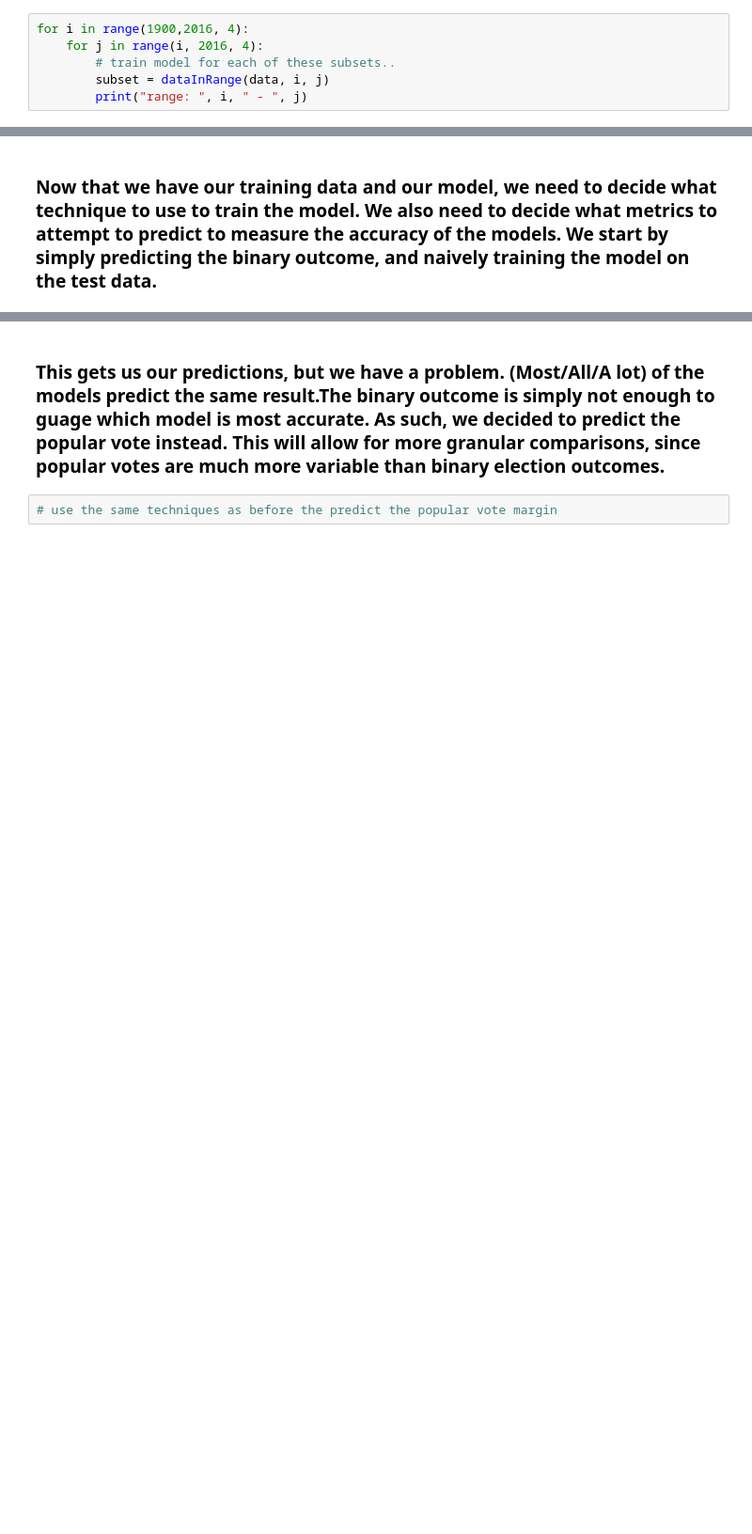
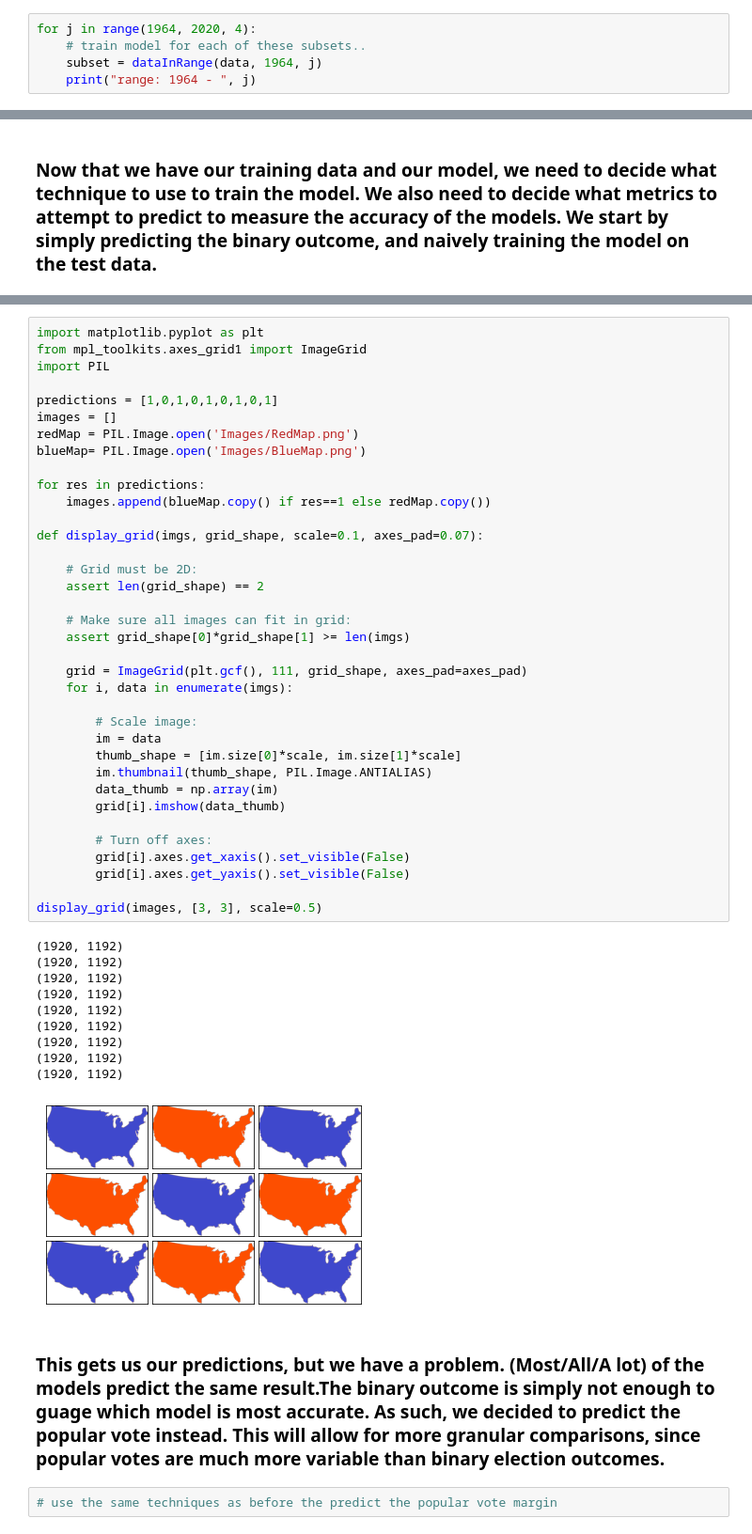
Before and after one commit to Matt-Spence/CS320Project, a Jupyter notebook: Group_Project.ipynb, the cells around one changed output, grey strips where cells are left out. Shown: that part at 94% size. Cells and saved outputs as stored; diff of their text form; blank space fills up the shorter version.

Commit message:
Added visualization function

```diff
--- a/Group_Project.ipynb
+++ b/Group_Project.ipynb
@@ -67,9 +67,8 @@ def dataInRange(df, startYear, endYear):
     newDf = df[df['year'].between(startYear, endYear)]
     return newDf
 # %%
-for i in range(1900,2016, 4):
-    for j in range(i, 2016, 4):
-        # train model for each of these subsets..
-        subset = dataInRange(data, i, j)
-        print("range: ", i, " - ", j)
+for j in range(1964, 2020, 4):
+    # train model for each of these subsets..
+    subset = dataInRange(data, 1964, j)
+    print("range: 1964 - ", j)
 # %% [output]
@@ -111,3 +105,50 @@ for year in years:
+# %%
+import matplotlib.pyplot as plt
+from mpl_toolkits.axes_grid1 import ImageGrid
+import PIL
+
+predictions = [1,0,1,0,1,0,1,0,1]
+images = []
+redMap = PIL.Image.open('Images/RedMap.png')
+blueMap= PIL.Image.open('Images/BlueMap.png')
+
+for res in predictions:
+    images.append(blueMap.copy() if res==1 else redMap.copy())
+
+def display_grid(imgs, grid_shape, scale=0.1, axes_pad=0.07):
+
+    # Grid must be 2D:
+    assert len(grid_shape) == 2
+
+    # Make sure all images can fit in grid:
+    assert grid_shape[0]*grid_shape[1] >= len(imgs)
+
+    grid = ImageGrid(plt.gcf(), 111, grid_shape, axes_pad=axes_pad)
+    for i, data in enumerate(imgs):
+
+        # Scale image:
+        im = data
+        thumb_shape = [im.size[0]*scale, im.size[1]*scale]
+        im.thumbnail(thumb_shape, PIL.Image.ANTIALIAS)
+        data_thumb = np.array(im)
+        grid[i].imshow(data_thumb)
+
+        # Turn off axes:
+        grid[i].axes.get_xaxis().set_visible(False)
+        grid[i].axes.get_yaxis().set_visible(False)
+
+display_grid(images, [3, 3], scale=0.5)
+# %% [output]
+(1920, 1192)
+(1920, 1192)
+(1920, 1192)
+(1920, 1192)
+(1920, 1192)
+(1920, 1192)
+(1920, 1192)
+(1920, 1192)
+(1920, 1192)
+[figure, added]
 # %% [markdown]
 ### This gets us our predictions, but we have a problem. (Most/All/A lot) of the models predict the same result.The binary outcome is simply not enough to guage which model is most accurate. As such, we decided to predict the popular vote instead. This will allow for more granular comparisons, since popular votes are much more variable than binary election outcomes.
 # %%
```
Also changed, not shown: parts of 4 cells of this notebook, 2 other files.
